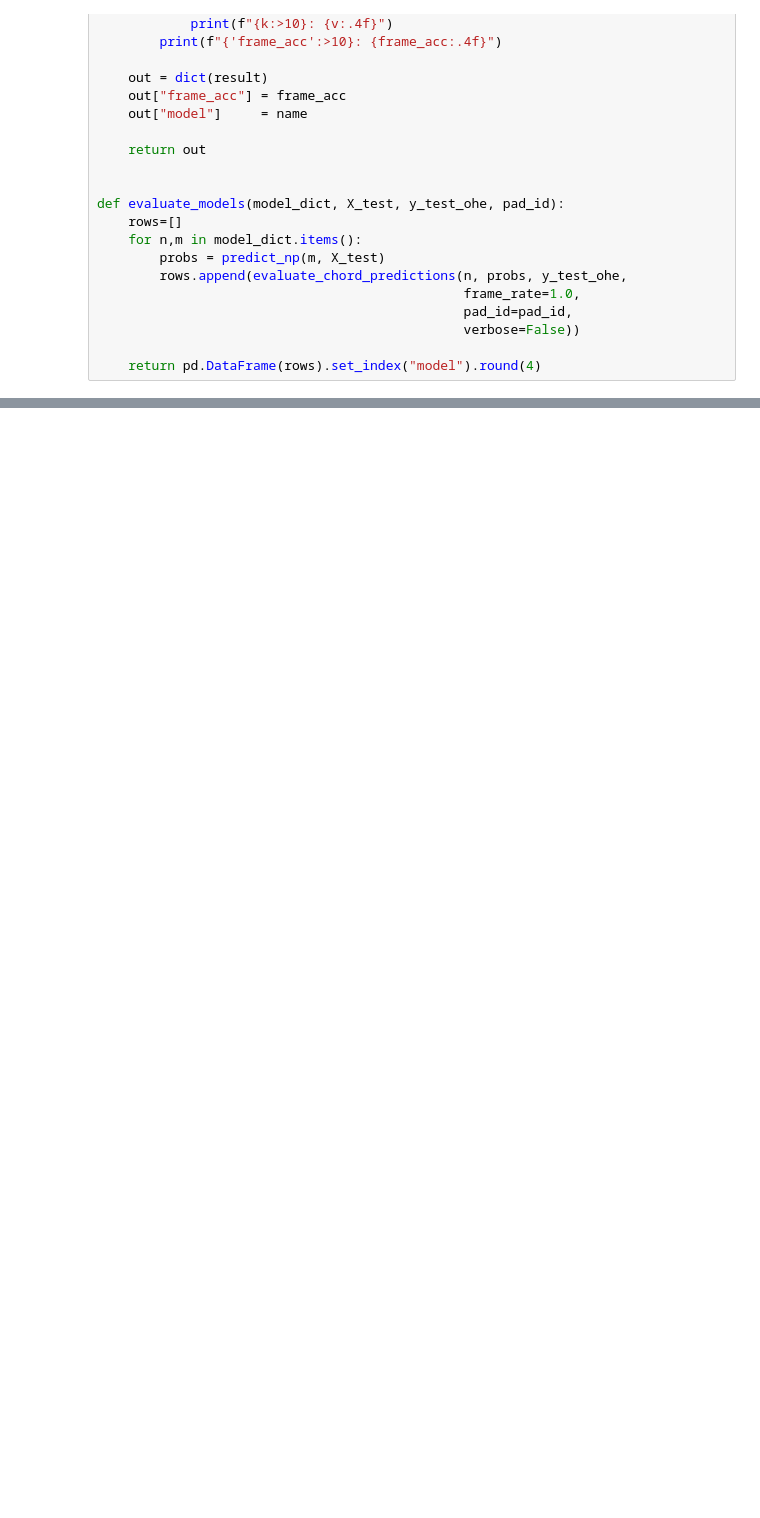
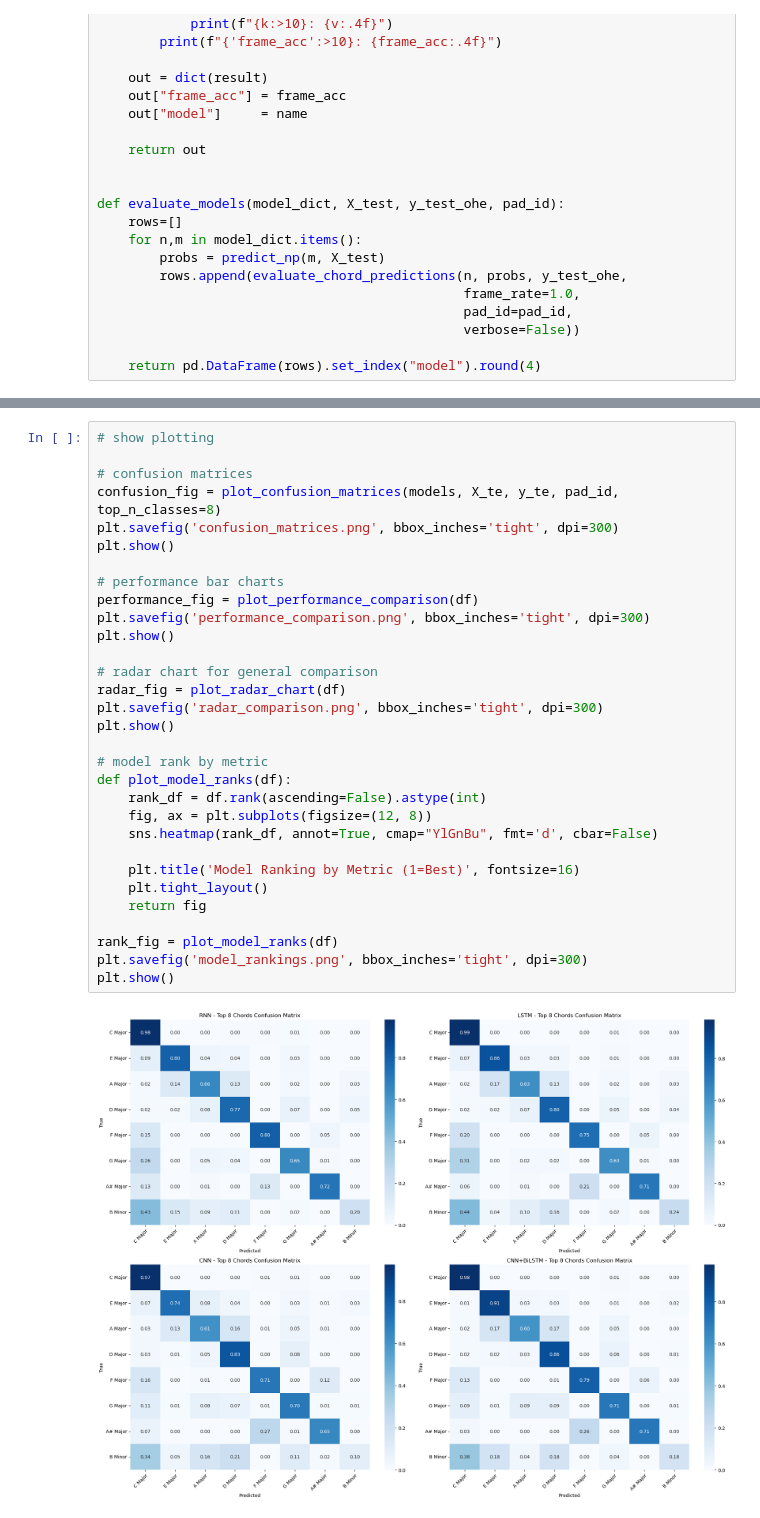
Before and after one commit to yunma-code/MIDI-Trained-Chord-Recognition-Model, a Jupyter notebook: DataPreprocess/datapreprocess.ipynb, the cells around one changed output, grey strips where cells are left out. Saved outputs shown, nothing was run; the diff lists cells and outputs as text; blank space fills up the shorter version.

Commit message:
add plotting

```diff
--- a/DataPreprocess/datapreprocess.ipynb
+++ b/DataPreprocess/datapreprocess.ipynb
@@ -1299,0 +1269,33 @@ print("\n=== Summary ==="); display(df)
+# %%
+# show plotting
+
+# confusion matrices
+confusion_fig = plot_confusion_matrices(models, X_te, y_te, pad_id, top_n_classes=8)
+plt.savefig('confusion_matrices.png', bbox_inches='tight', dpi=300)
+plt.show()
+
+# performance bar charts
+performance_fig = plot_performance_comparison(df)
+plt.savefig('performance_comparison.png', bbox_inches='tight', dpi=300)
+plt.show()
+
+# radar chart for general comparison
+radar_fig = plot_radar_chart(df)
+plt.savefig('radar_comparison.png', bbox_inches='tight', dpi=300)
+plt.show()
+
+# model rank by metric
+def plot_model_ranks(df):
+    rank_df = df.rank(ascending=False).astype(int)
+    fig, ax = plt.subplots(figsize=(12, 8))
+    sns.heatmap(rank_df, annot=True, cmap="YlGnBu", fmt='d', cbar=False)
+
+    plt.title('Model Ranking by Metric (1=Best)', fontsize=16)
+    plt.tight_layout()
+    return fig
+
+rank_fig = plot_model_ranks(df)
+plt.savefig('model_rankings.png', bbox_inches='tight', dpi=300)
+plt.show()
+# %% [output]
+[figure, added]
```
Also changed, not shown: parts of 14 cells of this notebook, 12 other files.
